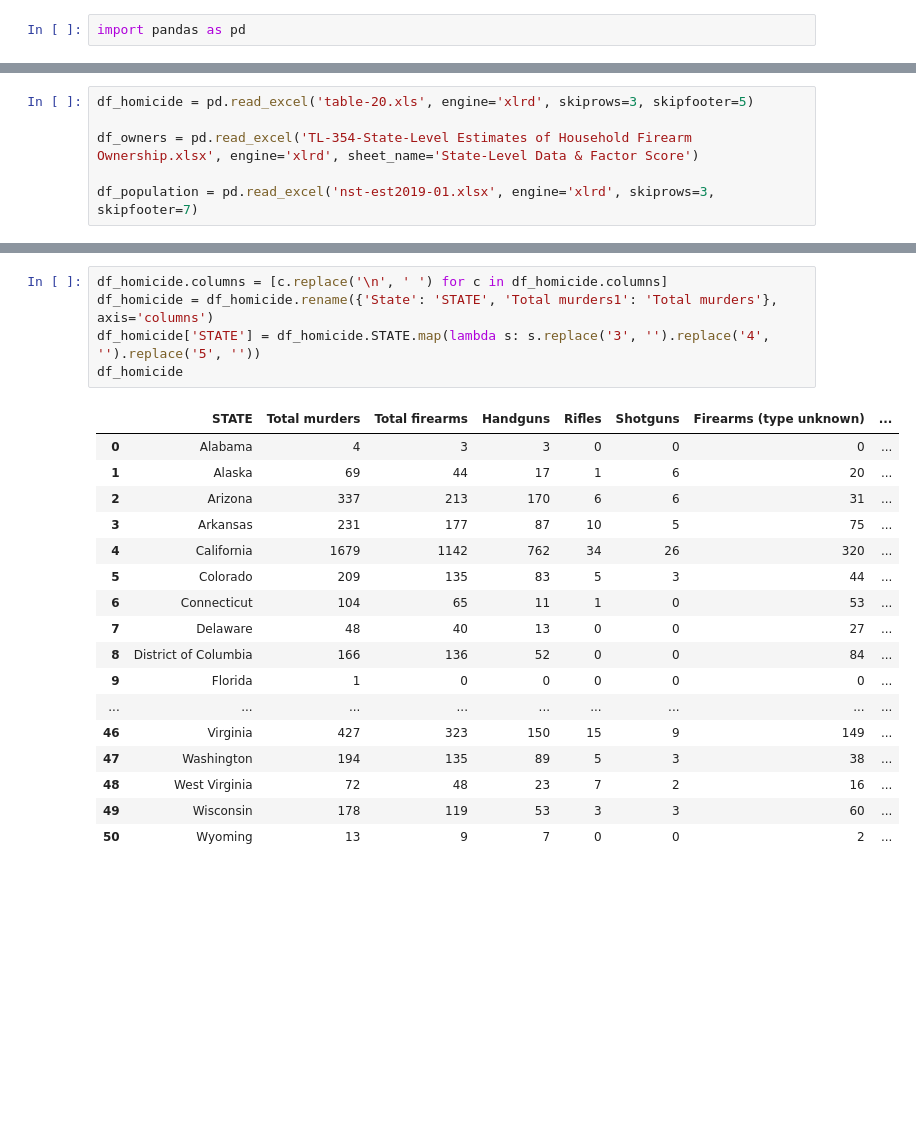
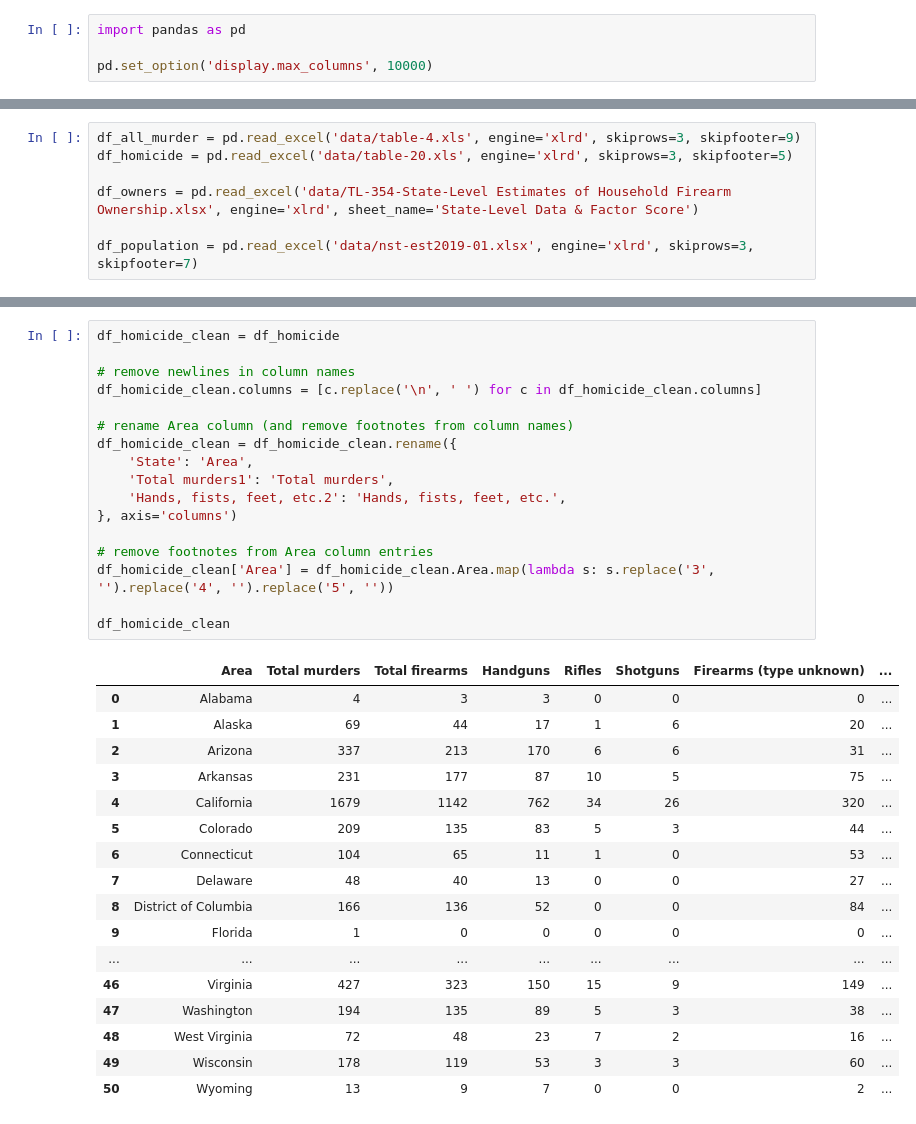
Before and after one commit to CSRessel/gun_violence_wikipedia, a Jupyter notebook: 2019-analysis.ipynb, the cells around one changed output, grey strips where cells are left out. Saved outputs shown, nothing was run; the diff lists cells and outputs as text; blank space fills up the shorter version.

```diff
--- a/2019-analysis.ipynb
+++ b/2019-analysis.ipynb
@@ -1,2 +1,4 @@
 # %%
 import pandas as pd
+
+pd.set_option('display.max_columns', 10000)
@@ -3,6 +12,7 @@ import pandas as pd
 # %%
-df_homicide = pd.read_excel('table-20.xls', engine='xlrd', skiprows=3, skipfooter=5)
+df_all_murder = pd.read_excel('data/table-4.xls', engine='xlrd', skiprows=3, skipfooter=9)
+df_homicide = pd.read_excel('data/table-20.xls', engine='xlrd', skiprows=3, skipfooter=5)
 
-df_owners = pd.read_excel('TL-354-State-Level Estimates of Household Firearm Ownership.xlsx', engine='xlrd', sheet_name='State-Level Data & Factor Score')
+df_owners = pd.read_excel('data/TL-354-State-Level Estimates of Household Firearm Ownership.xlsx', engine='xlrd', sheet_name='State-Level Data & Factor Score')
 
-df_population = pd.read_excel('nst-est2019-01.xlsx', engine='xlrd', skiprows=3, skipfooter=7)
+df_population = pd.read_excel('data/nst-est2019-01.xlsx', engine='xlrd', skiprows=3, skipfooter=7)
@@ -9,10 +82,22 @@ df_population = pd.read_excel('nst-est2019-01.xlsx', engine='xlrd', skiprows=3,
 # %%
-df_homicide.columns = [c.replace('\n', ' ') for c in df_homicide.columns]
-df_homicide = df_homicide.rename({'State': 'STATE', 'Total murders1': 'Total murders'}, axis='columns')
-df_homicide['STATE'] = df_homicide.STATE.map(lambda s: s.replace('3', '').replace('4', '').replace('5', ''))
-df_homicide
+df_homicide_clean = df_homicide
+
+# remove newlines in column names
+df_homicide_clean.columns = [c.replace('\n', ' ') for c in df_homicide_clean.columns]
+
+# rename Area column (and remove footnotes from column names)
+df_homicide_clean = df_homicide_clean.rename({
+    'State': 'Area',
+    'Total murders1': 'Total murders',
+    'Hands, fists, feet, etc.2': 'Hands, fists, feet, etc.',
+}, axis='columns')
+
+# remove footnotes from Area column entries
+df_homicide_clean['Area'] = df_homicide_clean.Area.map(lambda s: s.replace('3', '').replace('4', '').replace('5', ''))
+
+df_homicide_clean
 # %% [output]
-|  | STATE | Total murders | Total firearms | Handguns | Rifles | Shotguns | Firearms (type unknown) | ... |
+|  | Area | Total murders | Total firearms | Handguns | Rifles | Shotguns | Firearms (type unknown) | ... |
 | 0 | Alabama | 4 | 3 | 3 | 0 | 0 | 0 | ... |
 | 1 | Alaska | 69 | 44 | 17 | 1 | 6 | 20 | ... |
 | 2 | Arizona | 337 | 213 | 170 | 6 | 6 | 31 | ... |
```
Also changed, not shown: parts of 19 cells of this notebook, 12 other files.
